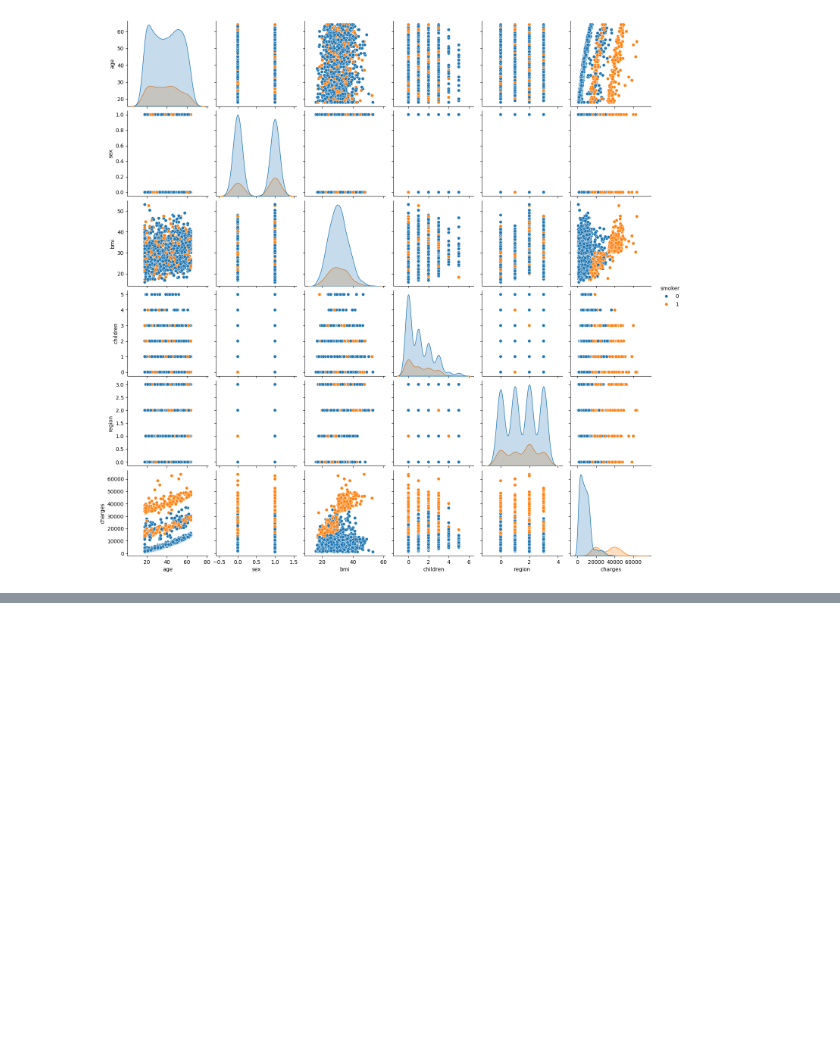
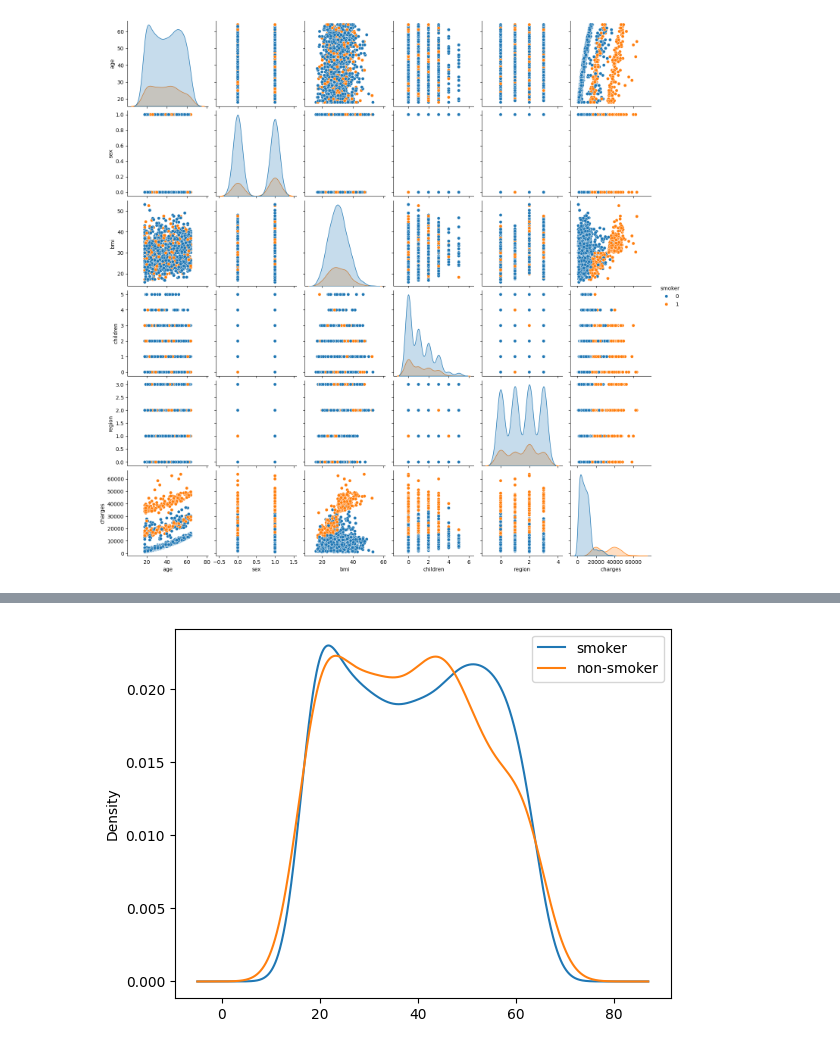
Before and after one commit to Harshkotkar/jupyter, a Jupyter notebook: ML(clg)/Insurance.ipynb, the cells around one changed output, grey strips where cells are left out. Cells and saved outputs as stored; diff of their text form; code cells hidden in the pictures; blank space fills up the shorter version.

```diff
--- a/ML(clg)/Insurance.ipynb
+++ b/ML(clg)/Insurance.ipynb
@@ -101,0 +120,7 @@ sns.heatmap(corr,mask=np.zeros_like(corr,dtypes=np.bool),cma )
+# %%
+for i in[0,1]:
+    df.age[df.smoker==i].plot(kind='kde')
+
+    plt.legend(("smoker",'non-smoker'))
+# %% [output]
+[figure, added]
```
Also changed, not shown: parts of 12 cells of this notebook, 5 other files.
